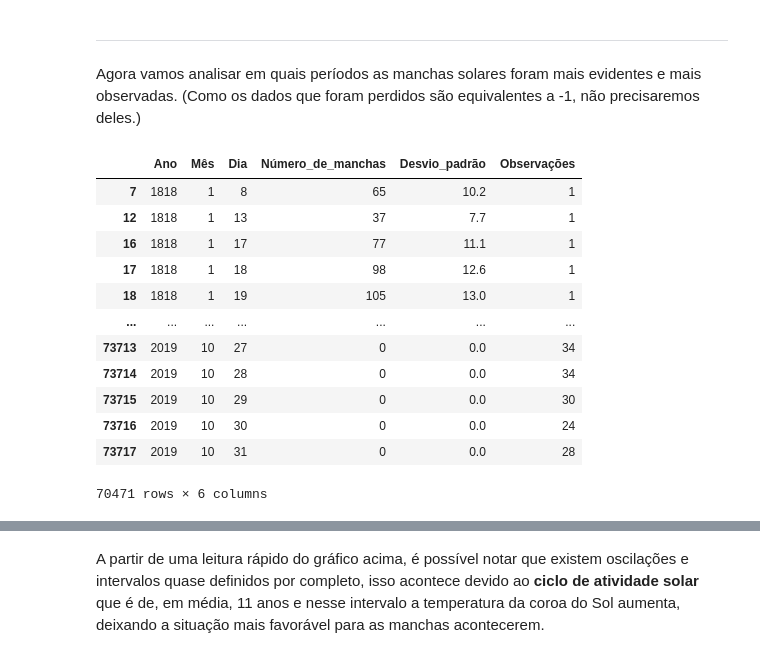
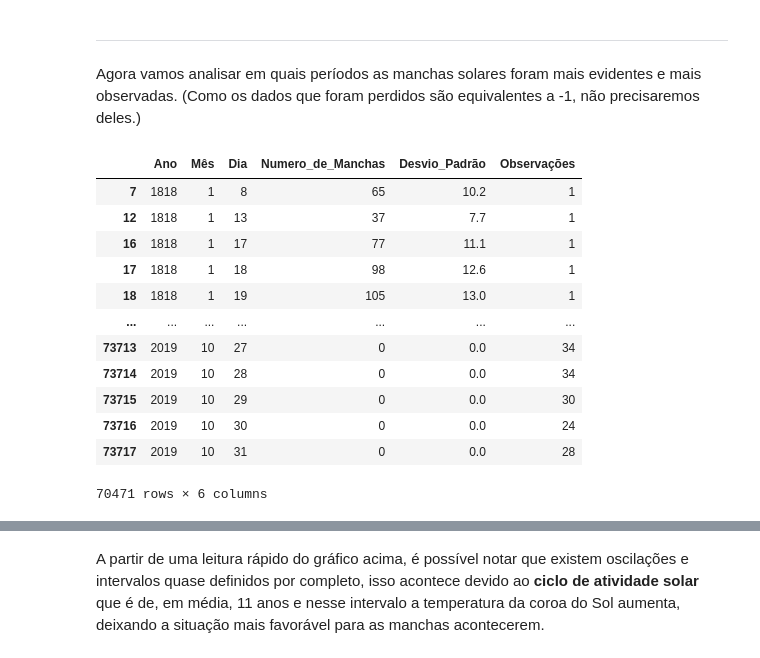
Before and after one commit to f3lipelapa/Analise-de-dados, a Jupyter notebook: Astronomia/manchas_solares.ipynb, the cells around one changed output, grey strips where cells are left out. Saved outputs shown, nothing was run; the diff lists cells and outputs as text; code cells hidden in the pictures.

```diff
--- a/Astronomia/manchas_solares.ipynb
+++ b/Astronomia/manchas_solares.ipynb
@@ -59,21 +59,21 @@ mancha_solares
 # %% [markdown]
 ---
 Agora vamos analisar em quais períodos as manchas solares foram mais evidentes e mais observadas. (Como os dados que foram perdidos são equivalentes a -1, não precisaremos deles.)
-# %%
-manchas = mancha_solares.query('Número_de_manchas != -1')
-manchas
-# %% [output]
-|  | Ano | Mês | Dia | Número_de_manchas | Desvio_padrão | Observações |
-| 7 | 1818 | 1 | 8 | 65 | 10.2 | 1 |
-| 12 | 1818 | 1 | 13 | 37 | 7.7 | 1 |
-| 16 | 1818 | 1 | 17 | 77 | 11.1 | 1 |
-| 17 | 1818 | 1 | 18 | 98 | 12.6 | 1 |
-| 18 | 1818 | 1 | 19 | 105 | 13.0 | 1 |
-| ... | ... | ... | ... | ... | ... | ... |
-| 73713 | 2019 | 10 | 27 | 0 | 0.0 | 34 |
-| 73714 | 2019 | 10 | 28 | 0 | 0.0 | 34 |
-| 73715 | 2019 | 10 | 29 | 0 | 0.0 | 30 |
-| 73716 | 2019 | 10 | 30 | 0 | 0.0 | 24 |
-| 73717 | 2019 | 10 | 31 | 0 | 0.0 | 28 |
-70471 rows × 6 columns
+# %%
+manchas_solares = manchas_solares.query('Numero_de_Manchas != -1')
+manchas_solares
+# %% [output]
+|  | Ano | Mês | Dia | Numero_de_Manchas | Desvio_Padrão | Observações |
+| 7 | 1818 | 1 | 8 | 65 | 10.2 | 1 |
+| 12 | 1818 | 1 | 13 | 37 | 7.7 | 1 |
+| 16 | 1818 | 1 | 17 | 77 | 11.1 | 1 |
+| 17 | 1818 | 1 | 18 | 98 | 12.6 | 1 |
+| 18 | 1818 | 1 | 19 | 105 | 13.0 | 1 |
+| ... | ... | ... | ... | ... | ... | ... |
+| 73713 | 2019 | 10 | 27 | 0 | 0.0 | 34 |
+| 73714 | 2019 | 10 | 28 | 0 | 0.0 | 34 |
+| 73715 | 2019 | 10 | 29 | 0 | 0.0 | 30 |
+| 73716 | 2019 | 10 | 30 | 0 | 0.0 | 24 |
+| 73717 | 2019 | 10 | 31 | 0 | 0.0 | 28 |
+70471 rows × 6 columns
 # %%
```
Also changed, not shown: parts of 23 cells of this notebook.
